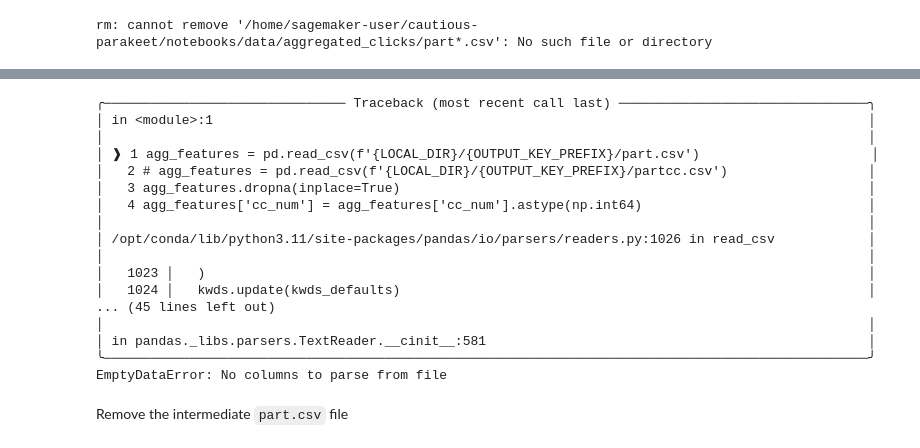
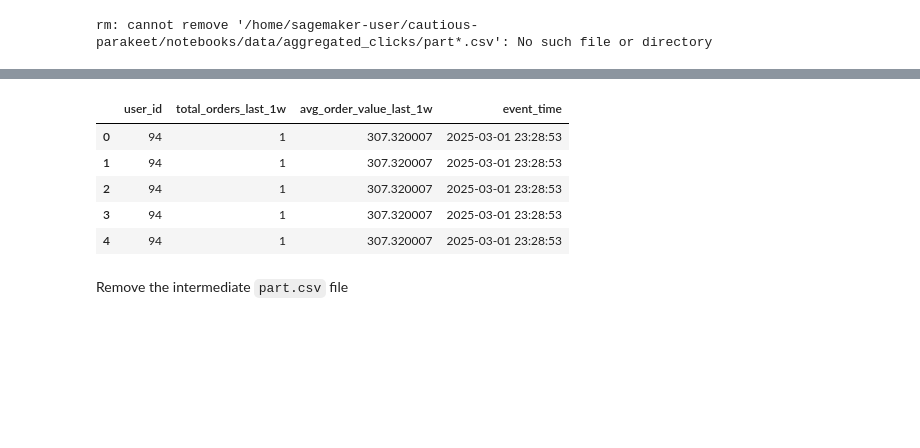
Before and after one commit to cyberbeam524/cautious-parakeet, a Jupyter notebook: notebooks/2_clickstream_batch_ingestion.ipynb, the cells around one changed output, grey strips where cells are left out. Saved outputs shown, nothing was run; the diff lists cells and outputs as text; code cells hidden in the pictures; blank space fills up the shorter version.

Commit message:
Added clickstream spark and flink streaming scripts

```diff
--- a/notebooks/2_clickstream_batch_ingestion.ipynb
+++ b/notebooks/2_clickstream_batch_ingestion.ipynb
@@ -380,28 +361,20 @@ download: s3://sagemaker-ap-southeast-1-850995562355/aggregated_clicks/part-0000
 # %%
 agg_features = pd.read_csv(f'{LOCAL_DIR}/{OUTPUT_KEY_PREFIX}/part.csv')
 # agg_features = pd.read_csv(f'{LOCAL_DIR}/{OUTPUT_KEY_PREFIX}/partcc.csv')
 agg_features.dropna(inplace=True)
-agg_features['cc_num'] = agg_features['cc_num'].astype(np.int64)
-agg_features['fraud_label'] = agg_features['fraud_label'].astype(np.int64)
+agg_features = agg_features.drop(columns = ["clicks_last_5m"])
+agg_features['total_orders_last_1w'] = agg_features['total_orders_last_1w'].astype(np.int64)
+agg_features['avg_order_value_last_1w'] = agg_features['avg_order_value_last_1w'].astype(np.float32)
+# agg_features['event_time'] = agg_features['event_time'].astype(np.datetime64)
+agg_features['event_time'] = agg_features['event_time'].values.astype('datetime64[ns]')
 agg_features.head()
 # %% [output]
-╭─────────────────────────────── Traceback (most recent call last) ────────────────────────────────╮
-│ in <module>:1                                                                                    │
-│                                                                                                  │
-│ ❱ 1 agg_features = pd.read_csv(f'{LOCAL_DIR}/{OUTPUT_KEY_PREFIX}/part.csv')                      │
-│   2 # agg_features = pd.read_csv(f'{LOCAL_DIR}/{OUTPUT_KEY_PREFIX}/partcc.csv')                  │
-│   3 agg_features.dropna(inplace=True)                                                            │
-│   4 agg_features['cc_num'] = agg_features['cc_num'].astype(np.int64)                             │
-│                                                                                                  │
-│ /opt/conda/lib/python3.11/site-packages/pandas/io/parsers/readers.py:1026 in read_csv            │
-│                                                                                                  │
-│   1023 │   )                                                                                     │
-│   1024 │   kwds.update(kwds_defaults)                                                            │
-... (45 lines left out)
-│                                                                                                  │
-│ in pandas._libs.parsers.TextReader.__cinit__:581                                                 │
-╰──────────────────────────────────────────────────────────────────────────────────────────────────╯
-EmptyDataError: No columns to parse from file
+|  | user_id | total_orders_last_1w | avg_order_value_last_1w | event_time |
+| 0 | 94 | 1 | 307.320007 | 2025-03-01 23:28:53 |
+| 1 | 94 | 1 | 307.320007 | 2025-03-01 23:28:53 |
+| 2 | 94 | 1 | 307.320007 | 2025-03-01 23:28:53 |
+| 3 | 94 | 1 | 307.320007 | 2025-03-01 23:28:53 |
+| 4 | 94 | 1 | 307.320007 | 2025-03-01 23:28:53 |
 # %%
 agg_features.to_csv(f'{LOCAL_DIR}/{OUTPUT_KEY_PREFIX}/processing_output.csv', index=False)
 # %% [markdown]
```
Also changed, not shown: parts of 8 cells of this notebook, 6 other files.
